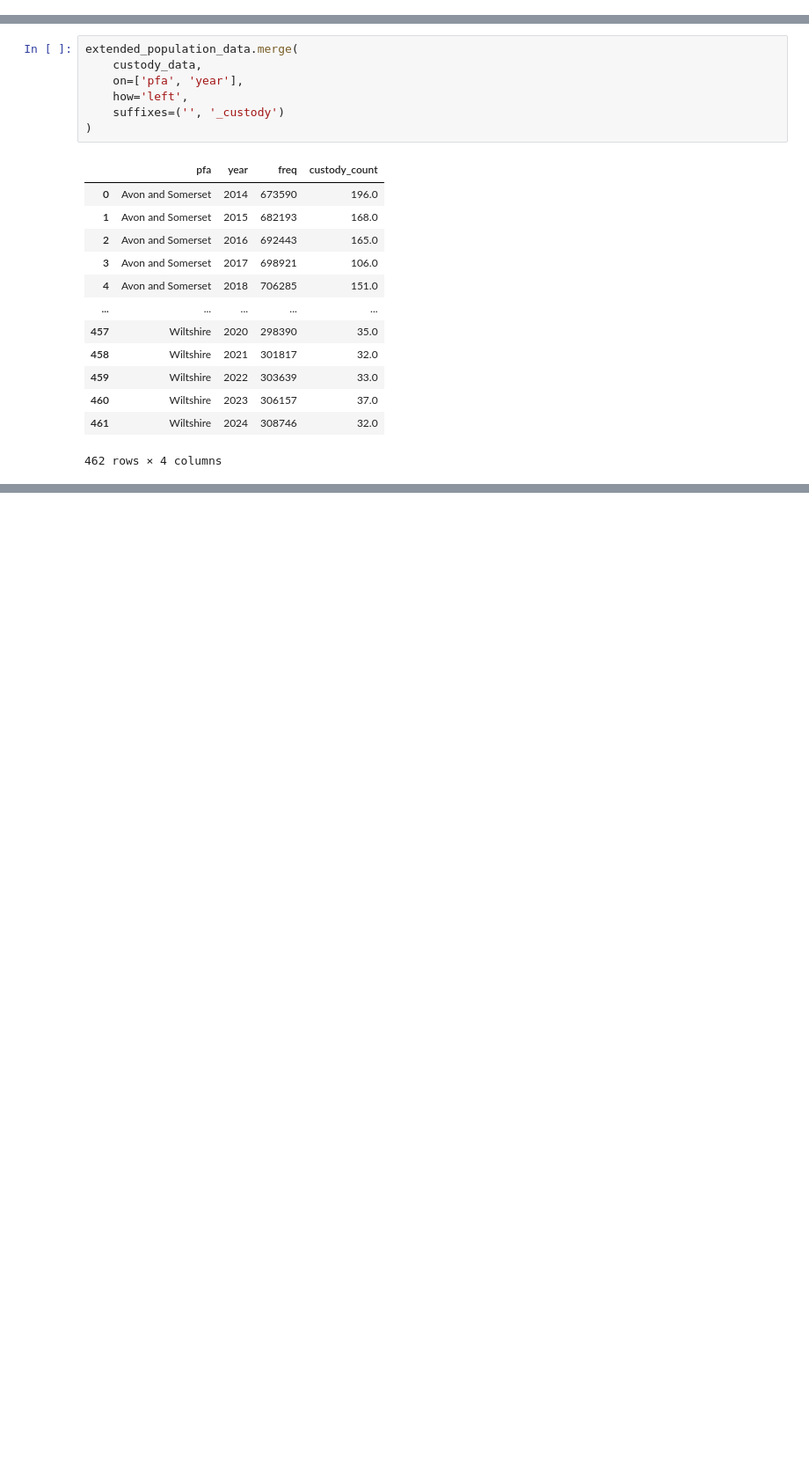
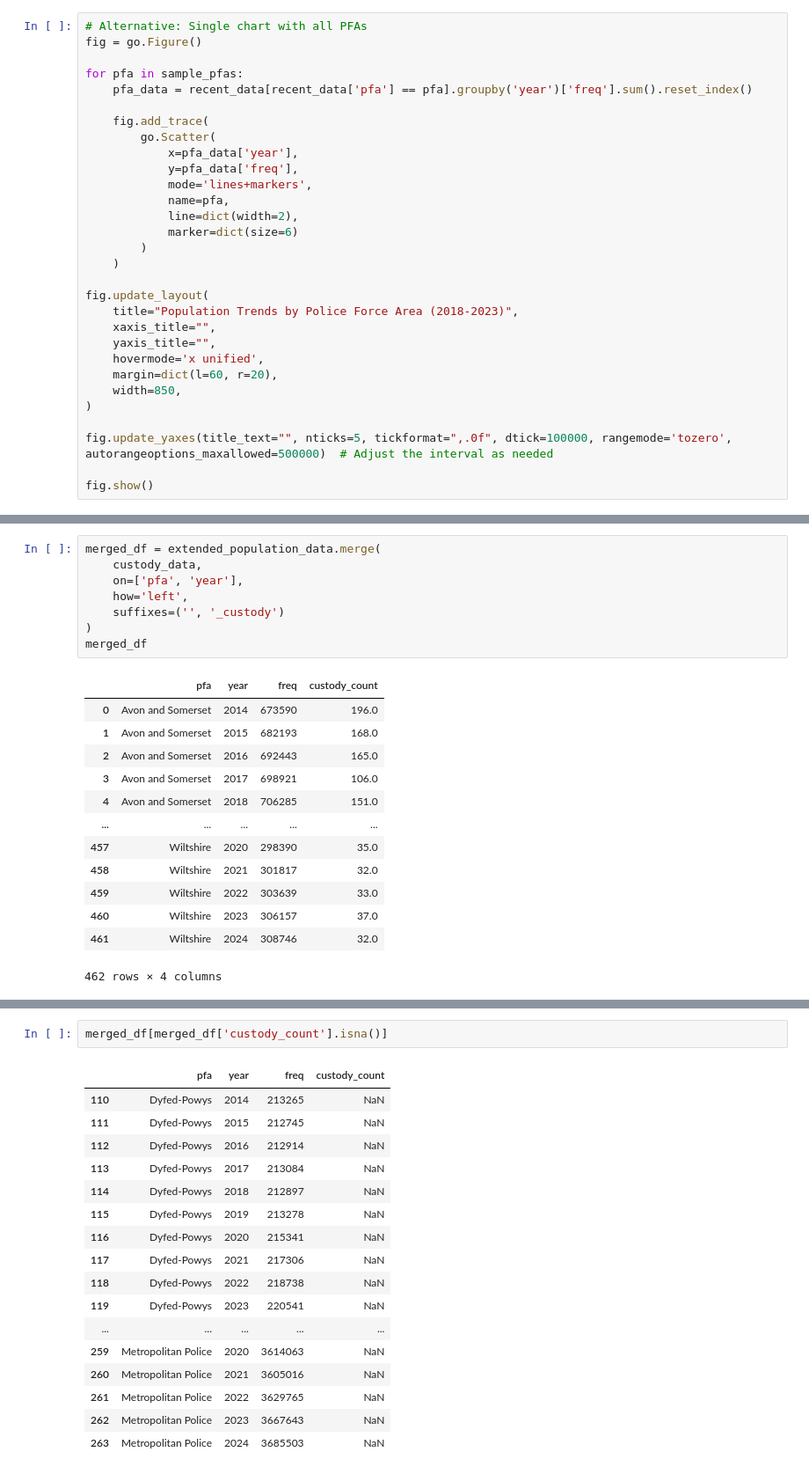
Before and after one commit to Prison-Reform-Trust/womens-imprisonment-PFA, a Jupyter notebook: notebooks/processing_data/1.7-ah-combine-custody-pfa-population.ipynb, the cells around one changed output, grey strips where cells are left out. Shown at 88% size. Drawn from its saved outputs; the diff is of its cells as text; blank space fills up the shorter version.

```diff
--- a/notebooks/processing_data/1.7-ah-combine-custody-pfa-population.ipynb
+++ b/notebooks/processing_data/1.7-ah-combine-custody-pfa-population.ipynb
@@ -121,0 +181,30 @@ Custody data year range: 2014 to 2024
+# %%
+# Alternative: Single chart with all PFAs
+fig = go.Figure()
+
+for pfa in sample_pfas:
+    pfa_data = recent_data[recent_data['pfa'] == pfa].groupby('year')['freq'].sum().reset_index()
+
+    fig.add_trace(
+        go.Scatter(
+            x=pfa_data['year'],
+            y=pfa_data['freq'],
+            mode='lines+markers',
+            name=pfa,
+            line=dict(width=2),
+            marker=dict(size=6)
+        )
+    )
+
+fig.update_layout(
+    title="Population Trends by Police Force Area (2018-2023)",
+    xaxis_title="",
+    yaxis_title="",
+    hovermode='x unified',
+    margin=dict(l=60, r=20),
+    width=850,
+)
+
+fig.update_yaxes(title_text="", nticks=5, tickformat=",.0f", dtick=100000, rangemode='tozero', autorangeoptions_maxallowed=500000)  # Adjust the interval as needed
+
+fig.show()
@@ -491,10 +611,11 @@ memory usage: 11.0+ KB
 # %%
-extended_population_data.merge(
+merged_df = extended_population_data.merge(
     custody_data,
     on=['pfa', 'year'],
     how='left',
     suffixes=('', '_custody')
 )
+merged_df
 # %% [output]
 |  | pfa | year | freq | custody_count |
 | 0 | Avon and Somerset | 2014 | 673590 | 196.0 |
@@ -511,0 +649,20 @@ extended_population_data.merge(
+# %%
+merged_df[merged_df['custody_count'].isna()]
+# %% [output]
+|  | pfa | year | freq | custody_count |
+| 110 | Dyfed-Powys | 2014 | 213265 | NaN |
+| 111 | Dyfed-Powys | 2015 | 212745 | NaN |
+| 112 | Dyfed-Powys | 2016 | 212914 | NaN |
+| 113 | Dyfed-Powys | 2017 | 213084 | NaN |
+| 114 | Dyfed-Powys | 2018 | 212897 | NaN |
+| 115 | Dyfed-Powys | 2019 | 213278 | NaN |
+| 116 | Dyfed-Powys | 2020 | 215341 | NaN |
+| 117 | Dyfed-Powys | 2021 | 217306 | NaN |
+| 118 | Dyfed-Powys | 2022 | 218738 | NaN |
+| 119 | Dyfed-Powys | 2023 | 220541 | NaN |
+| ... | ... | ... | ... | ... |
+| 259 | Metropolitan Police | 2020 | 3614063 | NaN |
+| 260 | Metropolitan Police | 2021 | 3605016 | NaN |
+| 261 | Metropolitan Police | 2022 | 3629765 | NaN |
+| 262 | Metropolitan Police | 2023 | 3667643 | NaN |
+| 263 | Metropolitan Police | 2024 | 3685503 | NaN |
```
Also changed, not shown: parts of 42 cells of this notebook, 1 other file.
